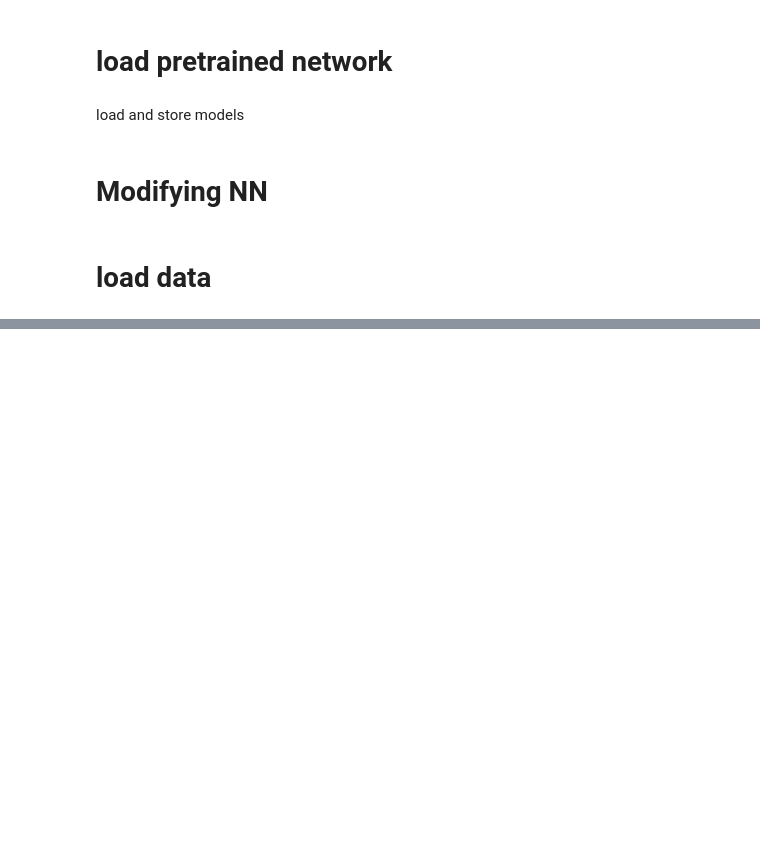
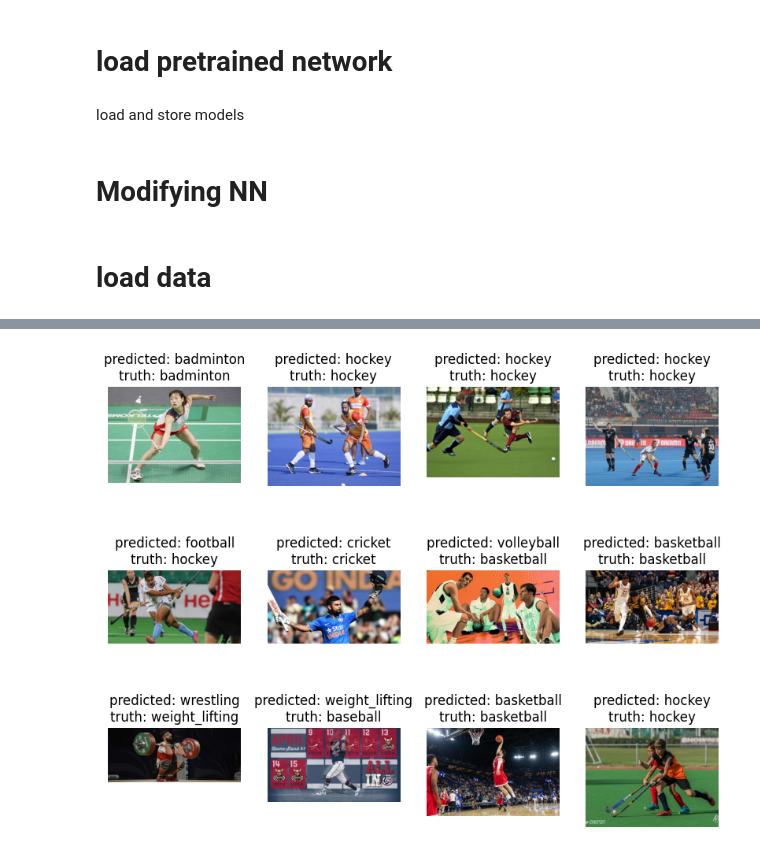
Before and after one commit to axelrocheteau/Neural-network, a Jupyter notebook: import_NN.ipynb, the cells around one changed output, grey strips where cells are left out. Drawn from its saved outputs; the diff is of its cells as text; code cells hidden in the pictures; blank space fills up the shorter version.

Commit message:
trainning nn

```diff
--- a/import_NN.ipynb
+++ b/import_NN.ipynb
@@ -105,0 +123,2 @@ torch.Size([50, 3, 224, 224])
+# %%
+device = torch.device("cuda:0" if torch.cuda.is_available() else "cpu")
@@ -105,0 +225,38 @@ torch.Size([50, 3, 224, 224])
+# %%
+def visualize_model(image_paths, X, y, model, num_images=12):
+
+    nb_row = num_images // 4 if num_images % 4 == 0 else (num_images // 4) + 1
+    fig, ax = plt.subplots(nb_row, 4, sharex='col', sharey='row', figsize=(10, 10*(nb_row/4)))
+    plt.subplots_adjust(hspace=0.5)
+
+    idx = np.random.choice(range(X.shape[0]), replace=False, size=num_images)
+
+    with torch.no_grad():
+        inputs, labels = X[idx], y[idx]
+        inputs = inputs.to(device)
+        labels = labels.to(device)
+
+        outputs = model(inputs)
+        _, preds = torch.max(outputs, 1)
+        _, class_number = torch.max(labels, 1)
+
+        for row_index, idx_img in enumerate(idx):
+            img = Image.open(image_paths[idx_img])
+            ax[row_index//4, row_index % 4].imshow(img)
+            ax[row_index//4, row_index % 4].axis('off')
+            title = f'predicted: {class_names[preds[row_index].item()]}\ntruth: {class_names[class_number[row_index].item()]}'
+            ax[row_index//4, row_index % 4].set_title(title)
+# %%
+model = selected_models['alexnet']
+
+model = model.to(device)
+
+criterion = nn.CrossEntropyLoss()
+
+# Observe that all parameters are being optimized
+optimizer_ft = optim.SGD(model.parameters(), lr=0.001, momentum=0.9)
+
+# Decay LR by a factor of 0.1 every 7 epochs
+exp_lr_scheduler = lr_scheduler.StepLR(optimizer_ft, step_size=7, gamma=0.1)
+# %%
+model_opti = train_model(datasets, model, criterion, optimizer_ft, exp_lr_scheduler, batch_size=250, num_epochs=8)
@@ -105,0 +281,4 @@ torch.Size([50, 3, 224, 224])
+# %%
+visualize_model(image_paths, X, y, model_opti)
+# %% [output]
+[figure, added]
```
Also changed, not shown: parts of 13 cells of this notebook, 2 other files.
